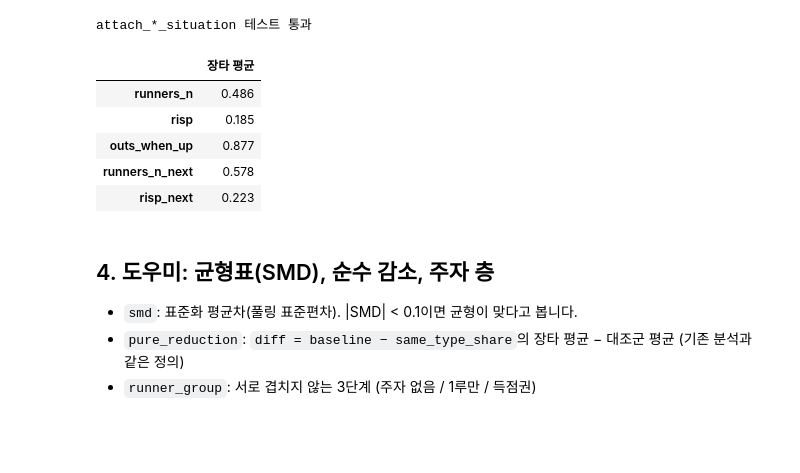
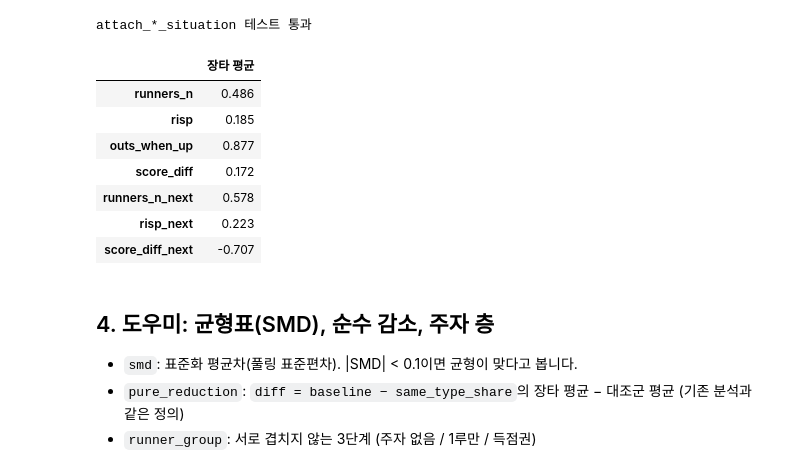
Before and after one commit to DongYun22/9th-first-project-baseball-2, a Jupyter notebook: notebooks/01_DY_situation_matched_control.ipynb, the cells around one changed output. Cells and saved outputs as stored; diff of their text form; code cells hidden in the pictures; blank space fills up the shorter version.

```diff
--- a/notebooks/01_DY_situation_matched_control.ipynb
+++ b/notebooks/01_DY_situation_matched_control.ipynb
@@ -46,7 +46,7 @@ Trying to import in ABI mode.
 LOAD_COLUMNS = [
     'game_pk', 'game_date', 'at_bat_number', 'pitch_number', 'pitcher', 'player_name', 'batter',
     'stand', 'p_throws', 'pitch_type', 'events', 'balls', 'strikes', 'outs_when_up',
-    'inning', 'inning_topbot', 'on_1b', 'on_2b', 'on_3b',
+    'inning', 'inning_topbot', 'on_1b', 'on_2b', 'on_3b', 'home_score', 'away_score',
 ]
 
 
@@ -55,8 +55,6 @@ def load_team_csv() -> pd.DataFrame:
     frames = [pd.read_csv(path, usecols=LOAD_COLUMNS, encoding='utf-8-sig', low_memory=False) for path in csv_files]
     pitches = pd.concat(frames, ignore_index=True)
     pitches['season'] = pd.to_datetime(pitches['game_date']).dt.year
-    pitches['home_score'] = 0  # CSV에 점수 없음: 빌더 호출용 자리 채움 (score_diff는 곧 버림)
-    pitches['away_score'] = 0
     return pitches
 
 
@@ -81,5 +81,8 @@ print('표본 검증 통과')
 # %%
-SITUATION_COLUMNS = ['runners_n', 'risp', 'bases', 'base_out_state', 'inning_bucket', 'count_bucket']
+SITUATION_COLUMNS = [
+    'runners_n', 'risp', 'bases', 'base_out_state', 'inning_bucket', 'count_bucket',
+    'score_diff', 'score_diff_bucket',
+]
 
 
 def add_situation_columns(df: pd.DataFrame) -> pd.DataFrame:
@@ -93,6 +96,12 @@ def add_situation_columns(df: pd.DataFrame) -> pd.DataFrame:
     out['count_bucket'] = np.select(
         [out['strikes'] > out['balls'], out['strikes'] < out['balls']], ['pitcher', 'batter'], default='even'
     )
+    out['score_diff'] = np.where(
+        out['inning_topbot'] == 'Top', out['home_score'] - out['away_score'], out['away_score'] - out['home_score']
+    )
+    out['score_diff_bucket'] = np.select(
+        [out['score_diff'] < 0, out['score_diff'] > 0], ['뒤짐', '앞섬'], default='동점'
+    )
     return out
 # %%
 _t = pd.DataFrame({
@@ -136,7 +150,7 @@ season_usage = compute_season_usage_rate(pitches)
 xbh_all = identify_extra_base_hit_events(pitches)
 assert len(xbh_all) == 70_319, len(xbh_all)
 
-xbh = build_xbh_rematch(pitches, season_usage).drop(columns='score_diff')
+xbh = build_xbh_rematch(pitches, season_usage)
 n_eligible = int(xbh['pitch_family'].notna().sum())
 assert len(xbh) == 27_391, len(xbh)
 assert n_eligible == 27_371, n_eligible
@@ -154,7 +168,7 @@ season
 장타 70,319건, 같은 타자 재대결 27,391건 (구종 있는 27,371건)
 # %%
 PITCH_KEYS = ['game_pk', 'at_bat_number', 'pitch_number', 'pitcher']
-NEXT_COLUMNS = ['runners_n_next', 'risp_next', 'outs_next']
+NEXT_COLUMNS = ['runners_n_next', 'risp_next', 'outs_next', 'score_diff_next']
 
 
 def attach_event_situation(events: pd.DataFrame, pitches_sit: pd.DataFrame) -> pd.DataFrame:
@@ -169,15 +183,15 @@ def attach_event_situation(events: pd.DataFrame, pitches_sit: pd.DataFrame) -> p
 
 
 def attach_next_situation(events: pd.DataFrame, pitches_sit: pd.DataFrame) -> pd.DataFrame:
-    """재대결 타석에서 같은 투수가 던진 첫 투구 시점의 주자·아웃을 붙인다 (균형 점검·보정용)."""
+    """재대결 타석에서 같은 투수가 던진 첫 투구 시점의 주자·아웃·점수차를 붙인다 (균형 점검·보정용)."""
     events = events.drop(columns=[c for c in NEXT_COLUMNS if c in events.columns])
     first = (
         pitches_sit.sort_values(['game_pk', 'at_bat_number', 'pitcher', 'pitch_number'])
         .groupby(['game_pk', 'at_bat_number', 'pitcher'], as_index=False)
-        .first()[['game_pk', 'at_bat_number', 'pitcher', 'runners_n', 'risp', 'outs_when_up']]
+        .first()[['game_pk', 'at_bat_number', 'pitcher', 'runners_n', 'risp', 'outs_when_up', 'score_diff']]
         .rename(columns={
             'at_bat_number': 'next_at_bat_number', 'runners_n': 'runners_n_next',
-            'risp': 'risp_next', 'outs_when_up': 'outs_next',
+            'risp': 'risp_next', 'outs_when_up': 'outs_next', 'score_diff': 'score_diff_next',
         })
     )
     first['next_at_bat_number'] = first['next_at_bat_number'].astype(float)
@@ -206,14 +223,17 @@ attach_*_situation 테스트 통과
 # %%
 xbh = attach_next_situation(attach_event_situation(xbh, pitches), pitches)
 assert len(xbh) == 27_391
-display(xbh[['runners_n', 'risp', 'outs_when_up', 'runners_n_next', 'risp_next']].mean().round(3).to_frame('장타 평균'))
+display(xbh[['runners_n', 'risp', 'outs_when_up', 'score_diff', 'runners_n_next', 'risp_next', 'score_diff_next']]
+        .mean().round(3).to_frame('장타 평균'))
 # %% [output]
 |  | 장타 평균 |
 | runners_n | 0.486 |
 | risp | 0.185 |
 | outs_when_up | 0.877 |
+| score_diff | 0.172 |
 | runners_n_next | 0.578 |
 | risp_next | 0.223 |
+| score_diff_next | -0.707 |
 # %% [markdown]
 ## 4. 도우미: 균형표(SMD), 순수 감소, 주자 층
 
```
Also changed, not shown: parts of 20 cells of this notebook, 3 other files.
